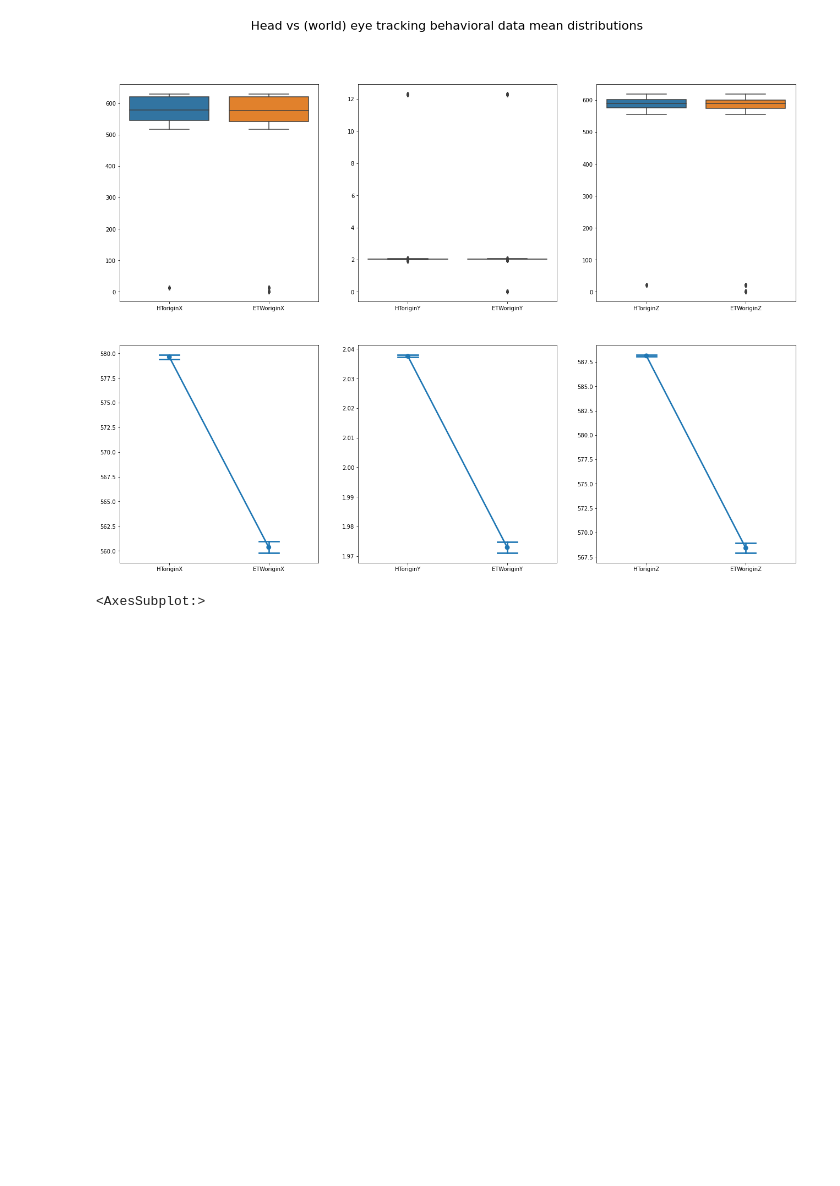
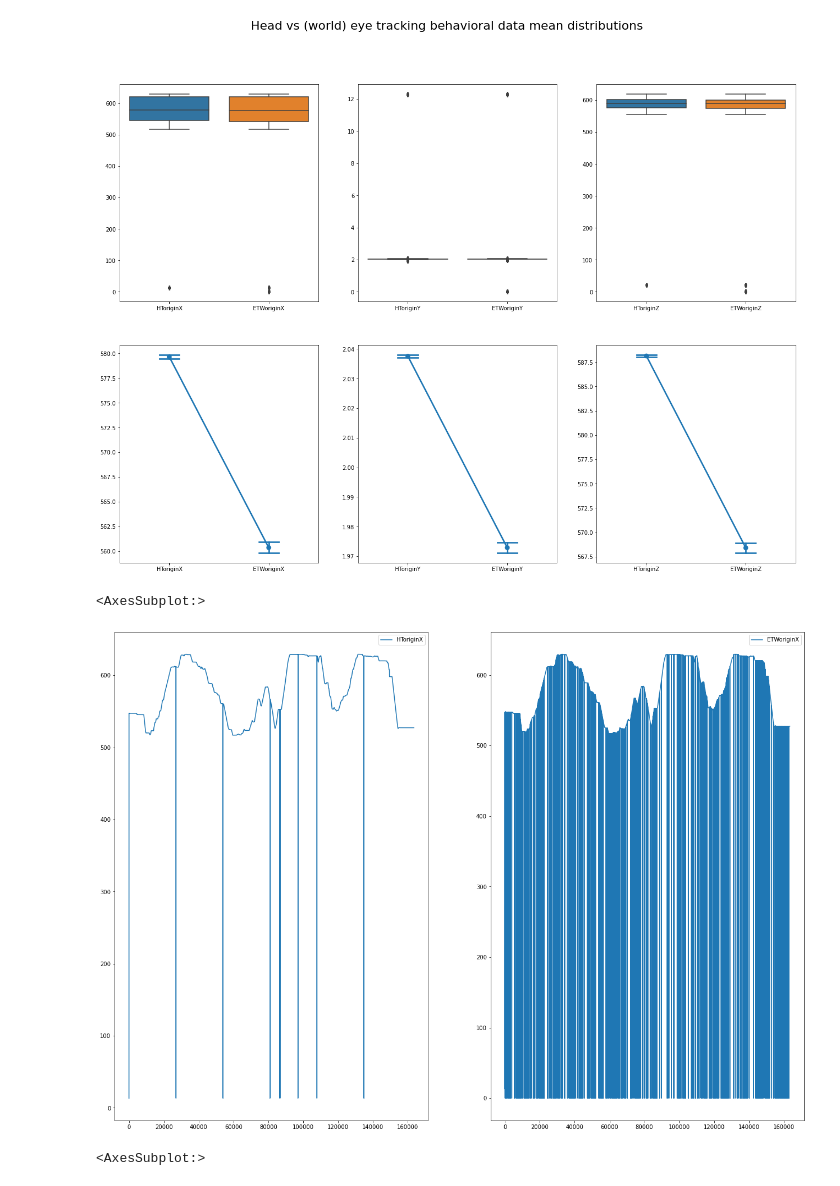
Before and after one commit to JohnMadrid/VillageBehavioralWalk, a Jupyter notebook: positions_filtering.ipynb, the cells around one changed output. Saved outputs shown, nothing was run; the diff lists cells and outputs as text; code cells hidden in the pictures; blank space fills up the shorter version.

```diff
--- a/positions_filtering.ipynb
+++ b/positions_filtering.ipynb
@@ -208,6 +206,15 @@ sns.pointplot(data=df_clean[['HToriginZ','ETWoriginZ']], capsize=.2, ax=ax[1,2])
 # %% [output]
 <AxesSubplot:>
 [figure]
+# %%
+
+#these line plots show head and eye tracking data moving parallely
+fig, ax = plt.subplots(1,2, figsize=(22, 16))
+sns.lineplot(data=df_clean[['HToriginX']], ax=ax[0])
+sns.lineplot(data=df_clean[['ETWoriginX']], ax=ax[1])
+# %% [output]
+<AxesSubplot:>
+[figure, added]
 # %%
 fig, ax = plt.subplots(1,3, figsize=(20, 6))
 
```
Also changed, not shown: parts of 3 cells of this notebook.
